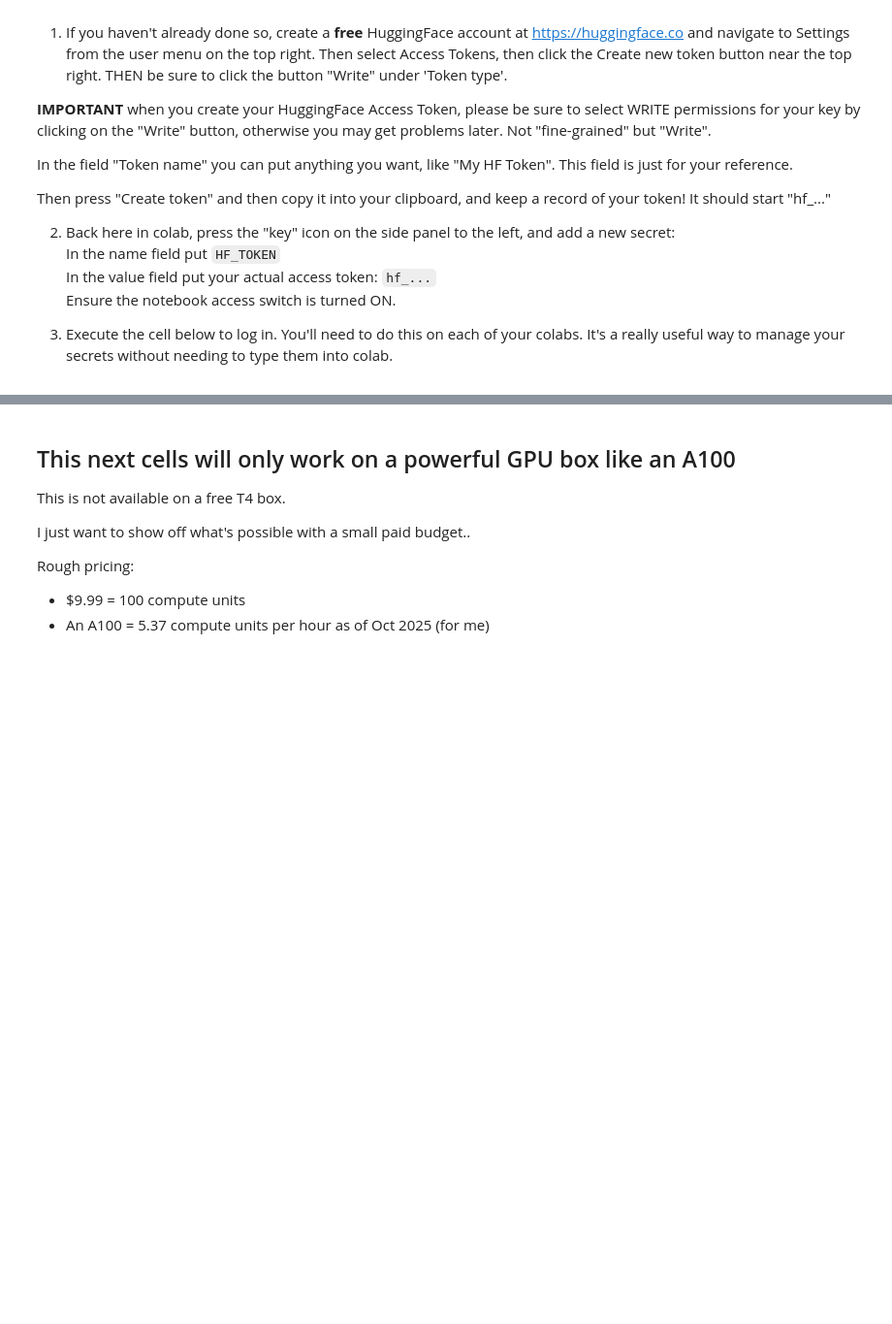
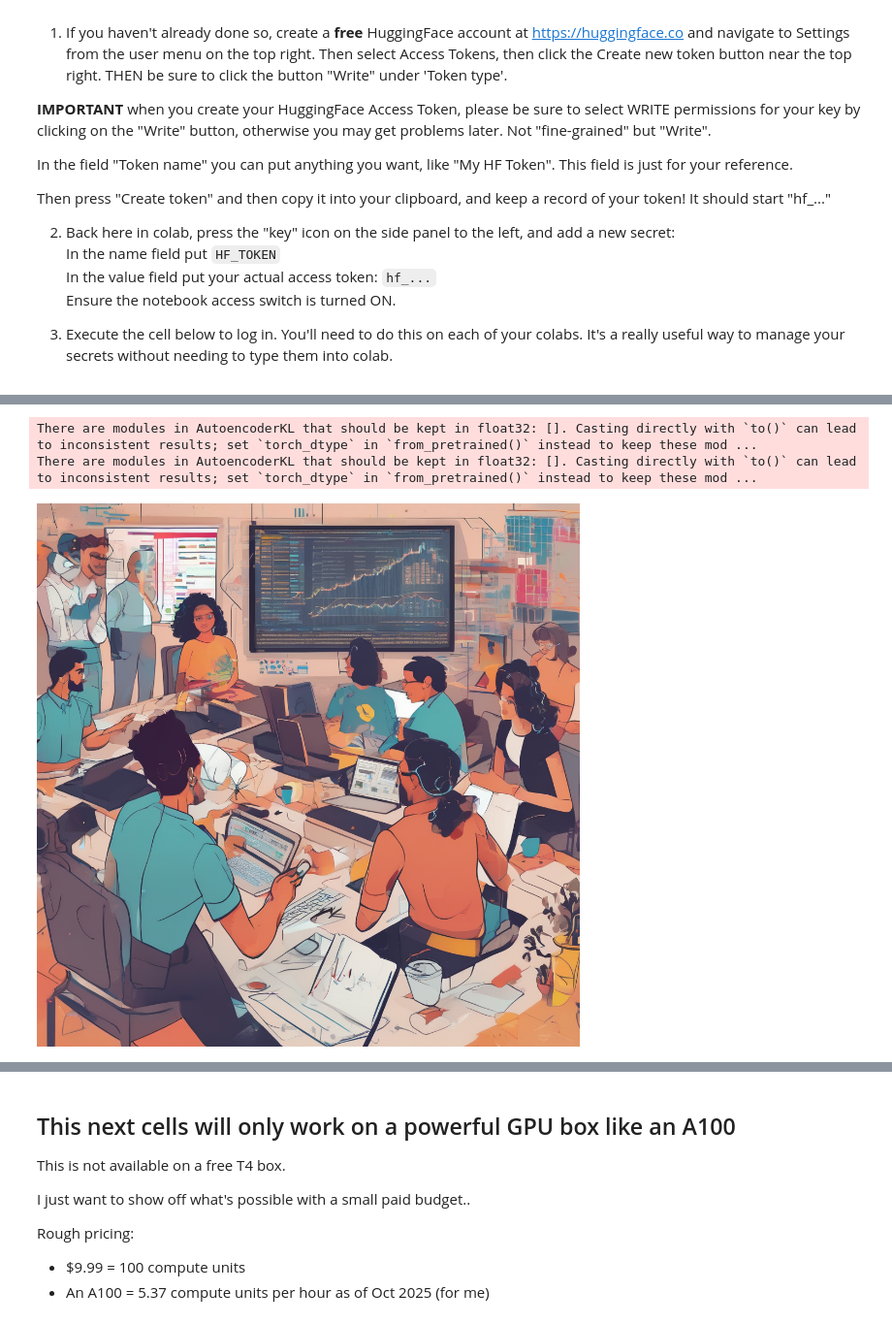
Before and after one commit to chaithrakc/llm_engineering, a Jupyter notebook: week3/Week_3_Day_1_Colab.ipynb, the cells around one changed output, grey strips where cells are left out. Shown at 97% size. Drawn from its saved outputs; the diff is of its cells as text; code cells hidden in the pictures; blank space fills up the shorter version.

```diff
--- a/week3/Week_3_Day_1_Colab.ipynb
+++ b/week3/Week_3_Day_1_Colab.ipynb
@@ -139,16 +145,20 @@ IPython.Application.instance().kernel.do_shutdown(True)
 # %%
 from IPython.display import display
 from diffusers import DiffusionPipeline
 import torch
 
 pipe = DiffusionPipeline.from_pretrained("stabilityai/stable-diffusion-xl-base-1.0", torch_dtype=torch.float16, use_safetensors=True, variant="fp16")
 pipe.to("cuda")
 
-prompt = "A class of data scientists learning AI engineering in a vibrant high-energy pop-art style"
+prompt = "A class of data scientists learning AI engineering in a vibrant high-energy professional style"
 
 image = pipe(prompt=prompt, num_inference_steps=30).images[0]
 
 display(image)
+# %% [output]
+There are modules in AutoencoderKL that should be kept in float32: []. Casting directly with `to()` can lead to inconsistent results; set `torch_dtype` in `from_pretrained()` instead to keep these mod ...
+There are modules in AutoencoderKL that should be kept in float32: []. Casting directly with `to()` can lead to inconsistent results; set `torch_dtype` in `from_pretrained()` instead to keep these mod ...
+[figure, added]
 # %%
 # Restart the kernel
 
```
Also changed, not shown: parts of 4 cells of this notebook.
